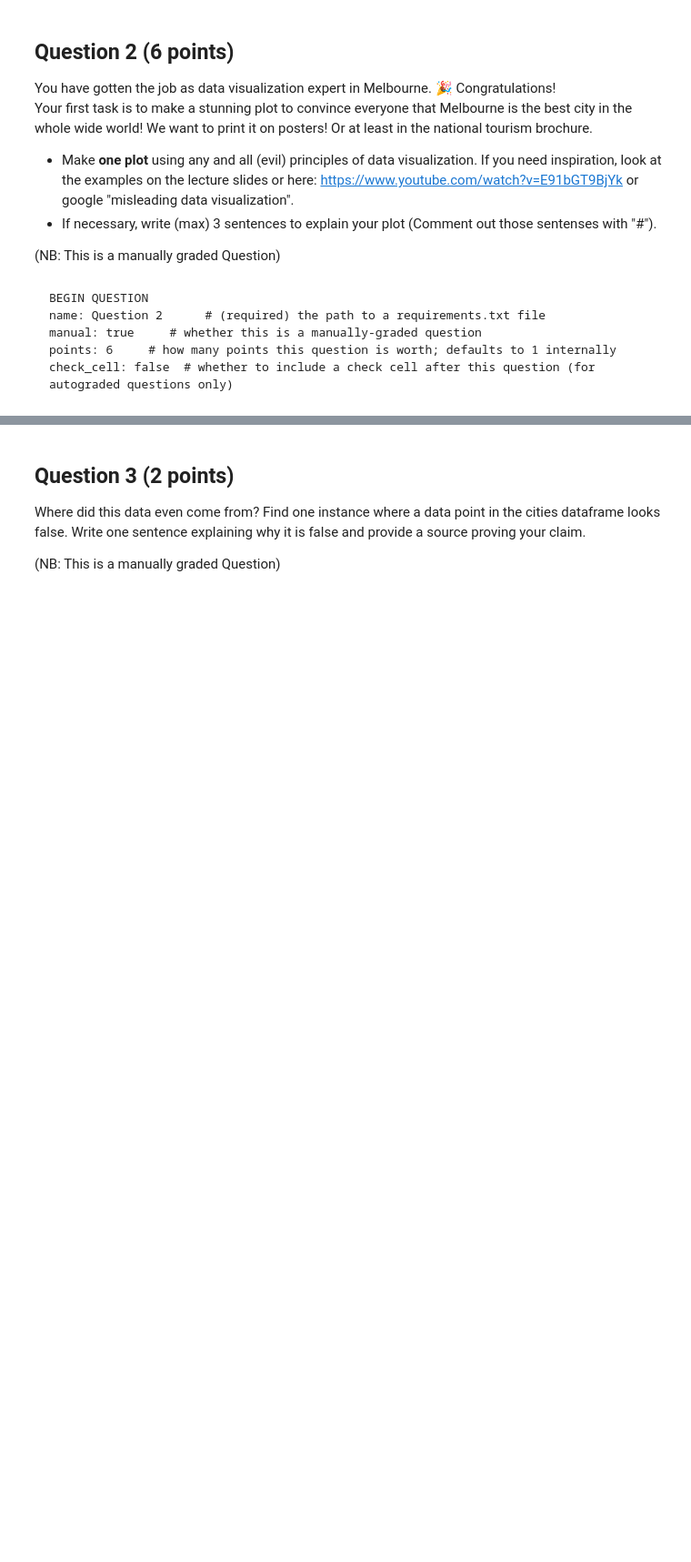
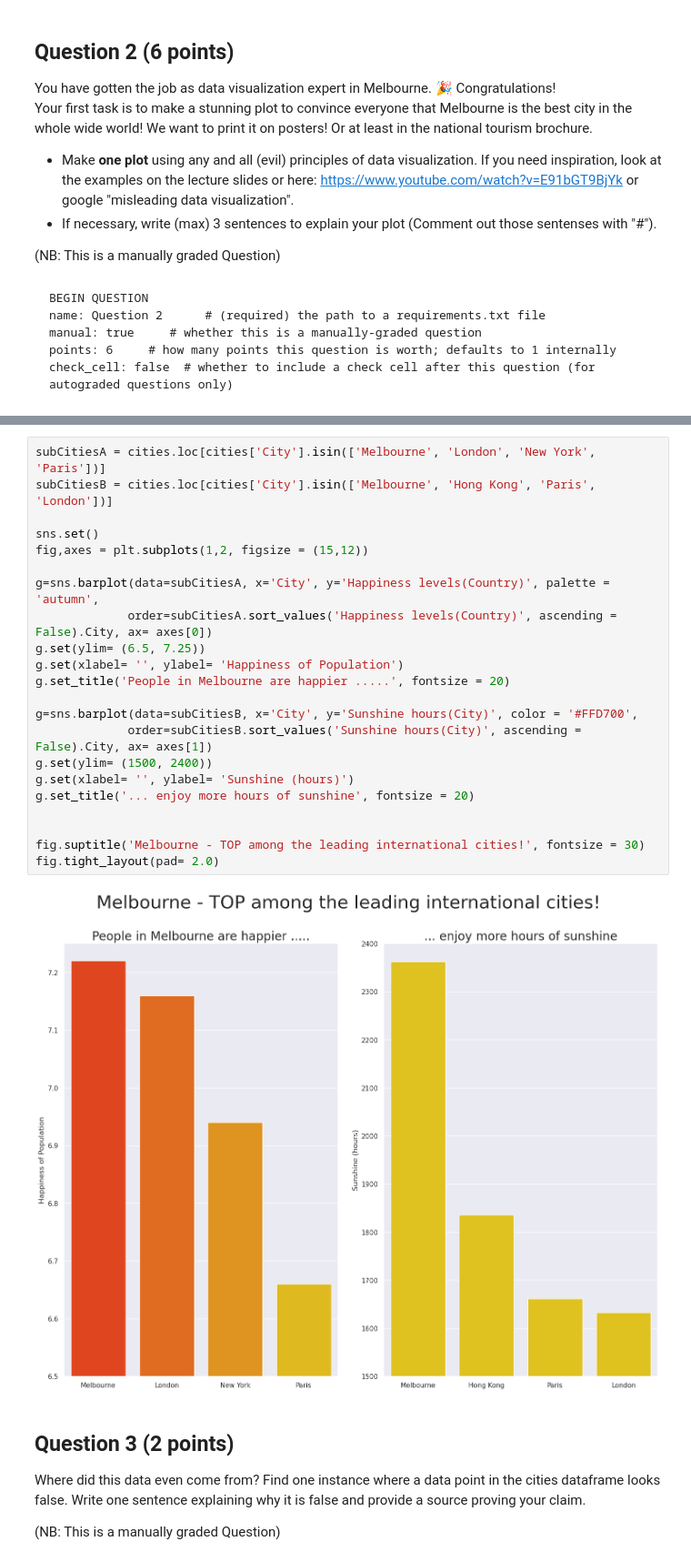
Before and after one commit to swing-research/pids_2023, a Jupyter notebook: exercises/exercise4/Solutions/04-exercise-pids2023.ipynb, the cells around one changed output, grey strips where cells are left out. Shown: that part at 91% size. Saved outputs shown, nothing was run; the diff lists cells and outputs as text; blank space fills up the shorter version.

```diff
--- a/exercises/exercise4/Solutions/04-exercise-pids2023.ipynb
+++ b/exercises/exercise4/Solutions/04-exercise-pids2023.ipynb
@@ -263,3 +308,27 @@ plt.plot(...);
+# %%
+subCitiesA = cities.loc[cities['City'].isin(['Melbourne', 'London', 'New York', 'Paris'])]
+subCitiesB = cities.loc[cities['City'].isin(['Melbourne', 'Hong Kong', 'Paris', 'London'])]
+
+sns.set()
+fig,axes = plt.subplots(1,2, figsize = (15,12))
+
+g=sns.barplot(data=subCitiesA, x='City', y='Happiness levels(Country)', palette = 'autumn',
+             order=subCitiesA.sort_values('Happiness levels(Country)', ascending = False).City, ax= axes[0])
+g.set(ylim= (6.5, 7.25))
+g.set(xlabel= '', ylabel= 'Happiness of Population')
+g.set_title('People in Melbourne are happier .....', fontsize = 20)
+
+g=sns.barplot(data=subCitiesB, x='City', y='Sunshine hours(City)', color = '#FFD700',
+             order=subCitiesB.sort_values('Sunshine hours(City)', ascending = False).City, ax= axes[1])
+g.set(ylim= (1500, 2400))
+g.set(xlabel= '', ylabel= 'Sunshine (hours)')
+g.set_title('... enjoy more hours of sunshine', fontsize = 20)
+
+
+fig.suptitle('Melbourne - TOP among the leading international cities!', fontsize = 30)
+fig.tight_layout(pad= 2.0)
+# %% [output]
+[figure, added]
 # %% [markdown]
 ## Question 3 (2 points)
 
```
Also changed, not shown: parts of 7 cells of this notebook.
